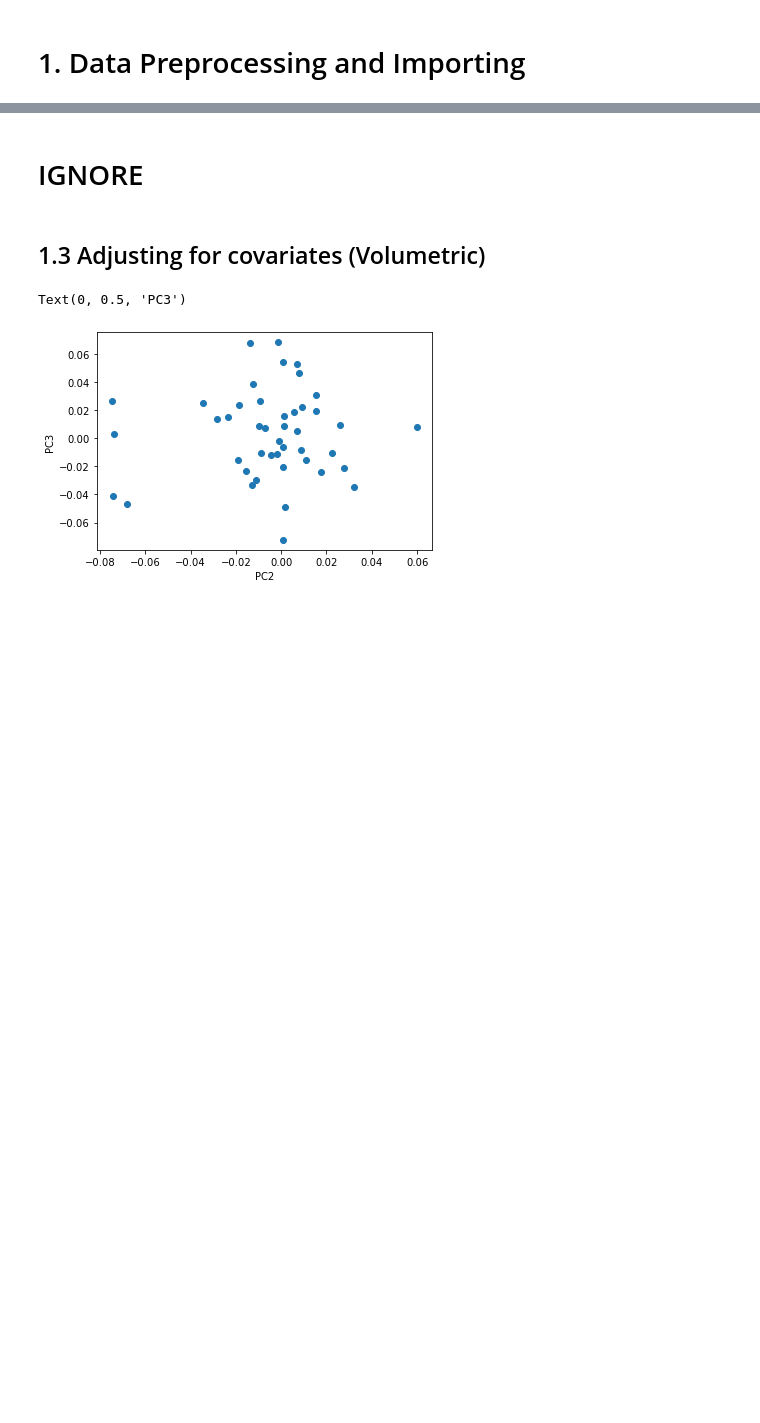
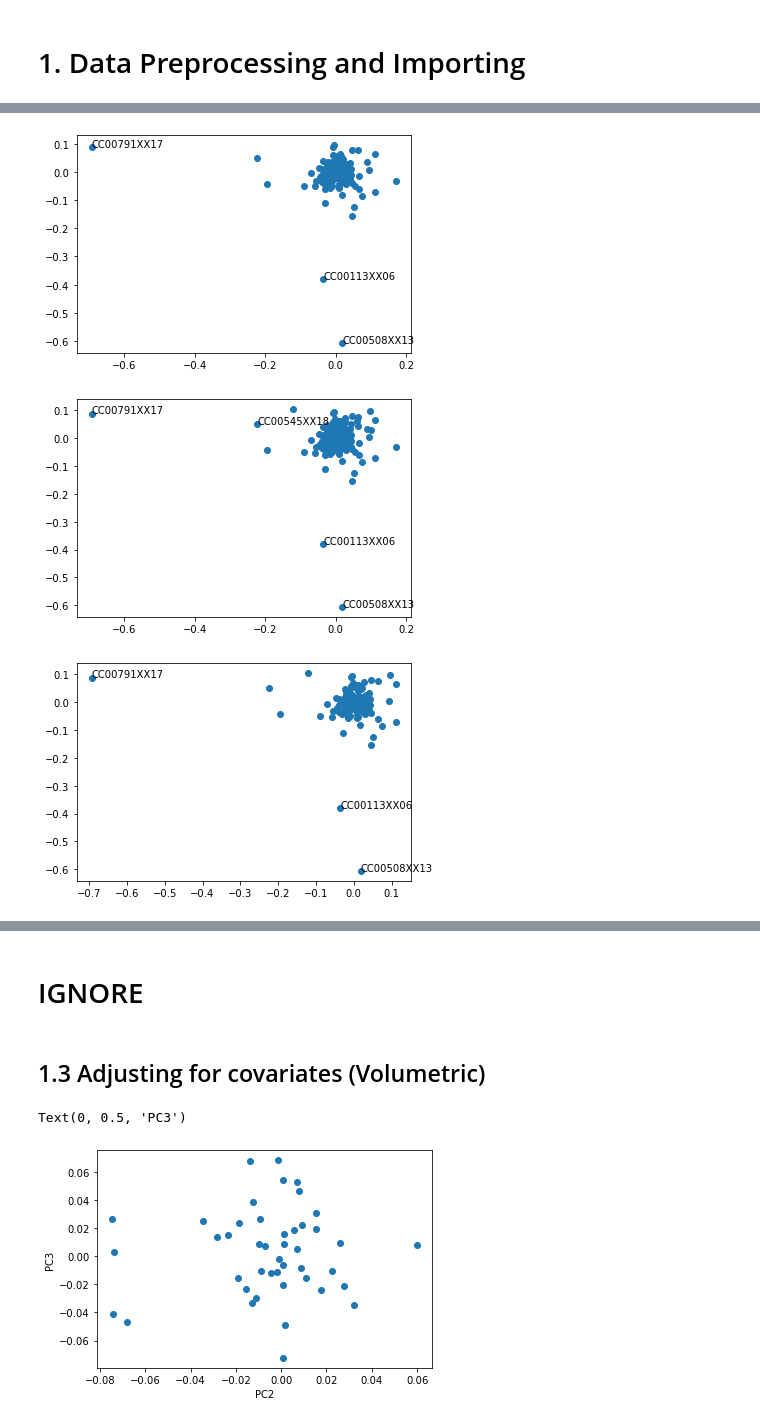
Before and after one commit to lehai-ml/schizophrenia_PRS, a Jupyter notebook: notebooks_results/dHCP/1_dHCP_data_preprocessing.ipynb, the cells around one changed output, grey strips where cells are left out. Cells and saved outputs as stored; diff of their text form; code cells hidden in the pictures; blank space fills up the shorter version.

Commit message:
updated to the final prs versions and added the new mixed cohort

```diff
--- a/notebooks_results/dHCP/1_dHCP_data_preprocessing.ipynb
+++ b/notebooks_results/dHCP/1_dHCP_data_preprocessing.ipynb
@@ -146 +188,4 @@ pd.DataFrame({'count':[european_diffusion_dataset_preterm['ID'].count(),european
+# %%
+european_full_dataset = full_dataset[full_dataset['cohort']=='european']
+mixed_full_dataset = full_dataset[full_dataset['cohort']!='other']
 # %% [markdown]
@@ -148,12 +192,0 @@ pd.DataFrame({'count':[european_diffusion_dataset_preterm['ID'].count(),european
-# %%
-#outlier removal from 2 ancestral principal(?) components.
-
-from scipy import stats
-
-outliers=european_diffusion_dataset_term.index[(np.abs(european_diffusion_dataset_term['Anc_PC2'].agg(stats.zscore))>=3.5)|(np.abs(european_diffusion_dataset_term['Anc_PC3'].agg(stats.zscore))>=3.5)]
-# #removing outliers using the ancestrial PCA
-
-fig,ax= plt.subplots()
-ax.scatter(european_diffusion_dataset_term.loc[:,'Anc_PC2'],european_diffusion_dataset_term.loc[:,'Anc_PC3'])
-for i,txt in enumerate(european_diffusion_dataset_term.loc[outliers,'ID']):
-    ax.annotate(txt,(european_diffusion_dataset_term.loc[outliers[i],'Anc_PC2'],european_diffusion_dataset_term.loc[outliers[i],'Anc_PC3']))
@@ -166,0 +195,12 @@ european_diffusion_dataset_term.drop(outliers,inplace=True)
+# %%
+european_diffusion_term_dataset = european_full_dataset[(european_full_dataset['termness'] == 'term') & (~european_full_dataset[['GA_diff','euro_Anc_PC1']].isna().any(axis=1))]
+
+european_volumetric_term_dataset = european_full_dataset[(european_full_dataset['termness'] == 'term') & (~european_full_dataset[['GA_vol','euro_Anc_PC1']].isna().any(axis=1))]
+
+european_microstructure_term_dataset = european_full_dataset[(european_full_dataset['termness'] == 'term') & (~european_full_dataset[['GA_micro','euro_Anc_PC1']].isna().any(axis=1))]
+
+mixed_diffusion_term_dataset = mixed_full_dataset[(mixed_full_dataset['termness'] == 'term') & (~mixed_full_dataset[['GA_diff','mixed_Anc_PC1']].isna().any(axis=1))]
+
+mixed_volumetric_term_dataset = mixed_full_dataset[(mixed_full_dataset['termness'] == 'term') & (~mixed_full_dataset[['GA_vol','mixed_Anc_PC1']].isna().any(axis=1))]
+
+mixed_microstructure_term_dataset = mixed_full_dataset[(mixed_full_dataset['termness'] == 'term') & (~mixed_full_dataset[['GA_micro','mixed_Anc_PC1']].isna().any(axis=1))]
@@ -166,0 +218,21 @@ european_diffusion_dataset_term.drop(outliers,inplace=True)
+# %%
+from scipy import stats
+
+def remove_outliers(df,cohort='euro_',ancestry=['Anc_PC2','Anc_PC3']):
+    new_df = df.copy()
+    outliers = new_df.index[(np.abs(new_df[cohort+ancestry[0]].agg(stats.zscore))>=3.5)|(np.abs(new_df[cohort+ancestry[1]].agg(stats.zscore))>=3.5)]
+
+    fig,ax= plt.subplots()
+    ax.scatter(new_df.loc[:,cohort+ancestry[0]],new_df.loc[:,cohort+ancestry[1]])
+    for i,txt in enumerate(new_df.loc[outliers,'ID']):
+        ax.annotate(txt,(new_df.loc[outliers[i],cohort+ancestry[0]],new_df.loc[outliers[i],cohort+ancestry[1]]))
+    return new_df.drop(index=outliers),outliers
+
+# #removing outliers using the ancestrial PCA
+european_diffusion_term_dataset,_ = remove_outliers(european_diffusion_term_dataset)
+european_volumetric_term_dataset,_ = remove_outliers(european_volumetric_term_dataset)
+european_microstructure_term_dataset,_ = remove_outliers(european_microstructure_term_dataset)
+# %% [output]
+[figure, added]
+[figure, added]
+[figure, added]
```
Also changed, not shown: parts of 36 cells of this notebook.
